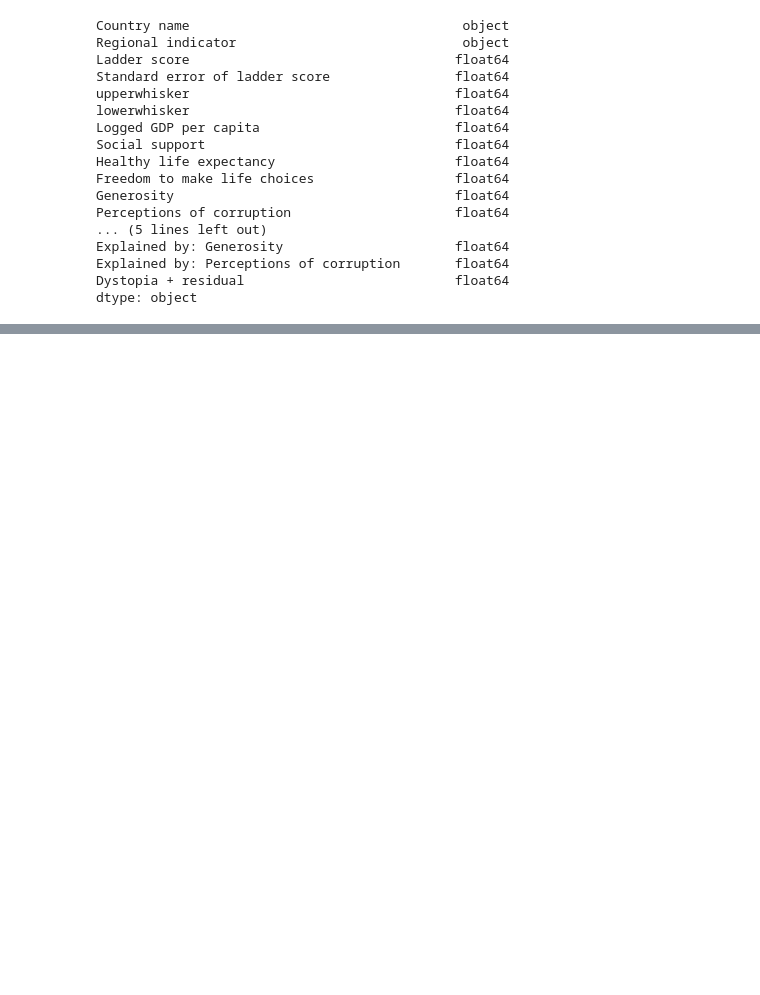
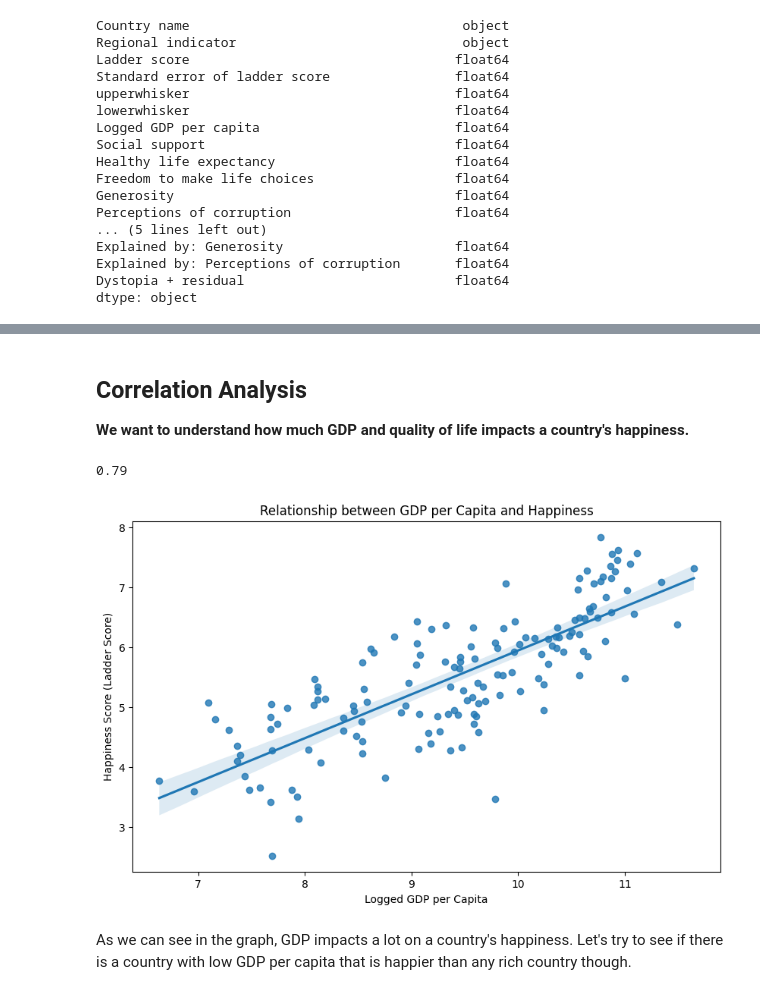
Before and after one commit to zeke-code/World-Happiness-Analysis, a Jupyter notebook: world_happiness.ipynb, the cells around one changed output, grey strips where cells are left out. Cells and saved outputs as stored; diff of their text form; code cells hidden in the pictures; blank space fills up the shorter version.

Commit message:
Add some correlation analysis

```diff
--- a/world_happiness.ipynb
+++ b/world_happiness.ipynb
@@ -103,0 +101,5 @@ Our dataset is already clean, and there is no need to make any dramatic change.
+# %%
+# We get rid of the "Explained by" columns which are not relevant for our analysis.
+drop_columns = [col for col in df.columns if 'Explained by' in col]
+df = df.drop(columns=drop_columns)
+df.head()
@@ -103,0 +113,3 @@ Our dataset is already clean, and there is no need to make any dramatic change.
+# %% [markdown]
+## Correlation Analysis
+**We want to understand how much GDP and quality of life impacts a country's happiness.**
@@ -103,0 +119,17 @@ Our dataset is already clean, and there is no need to make any dramatic change.
+# %%
+# The correlation between GDP per capita and the ladder score is 0.79, which indicates a strong positive correlation between GDP per capita and happiness.
+gdp_happiness_correlation
+# %% [output]
+0.79
+# %%
+# Let's create a scatter plot to better visualize our data
+plt.figure(figsize=(10, 6))
+sns.regplot(x='Logged GDP per capita', y='Ladder score', data=df)
+plt.title('Relationship between GDP per Capita and Happiness')
+plt.xlabel('Logged GDP per Capita')
+plt.ylabel('Happiness Score (Ladder Score)')
+plt.show()
+# %% [output]
+[figure, added]
+# %% [markdown]
+As we can see in the graph, GDP impacts a lot on a country's happiness. Let's try to see if there is a country with low GDP per capita that is happier than any rich country though.
```
Also changed, not shown: parts of 11 cells of this notebook.
